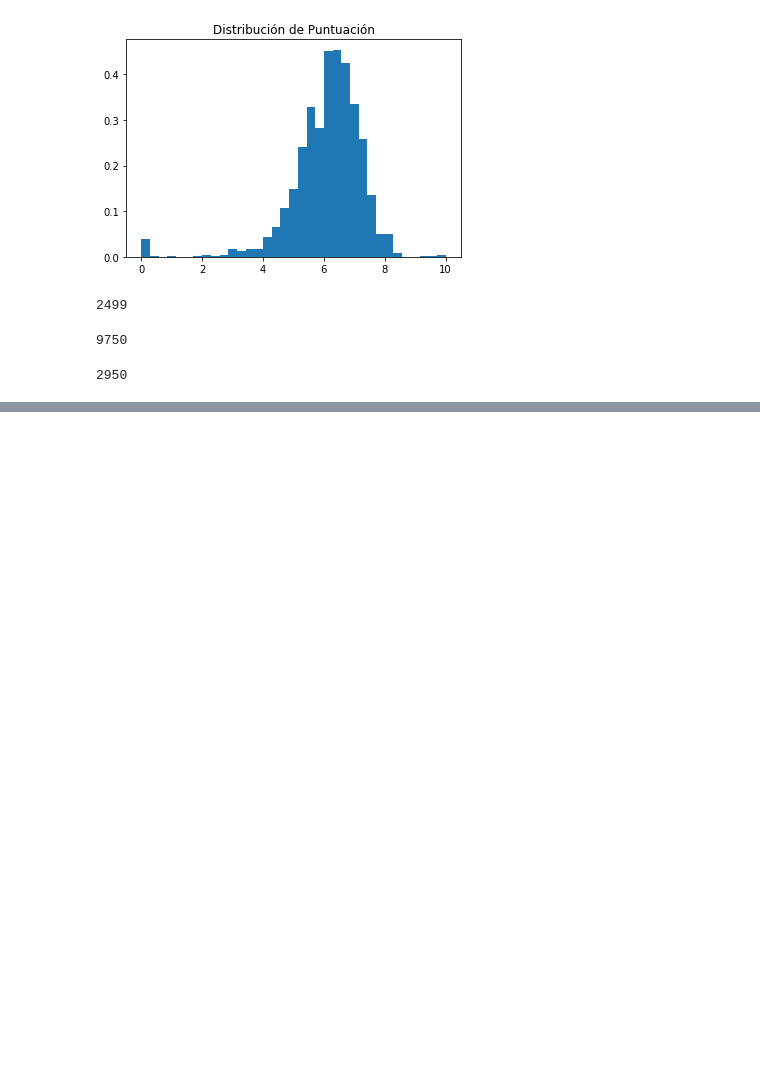
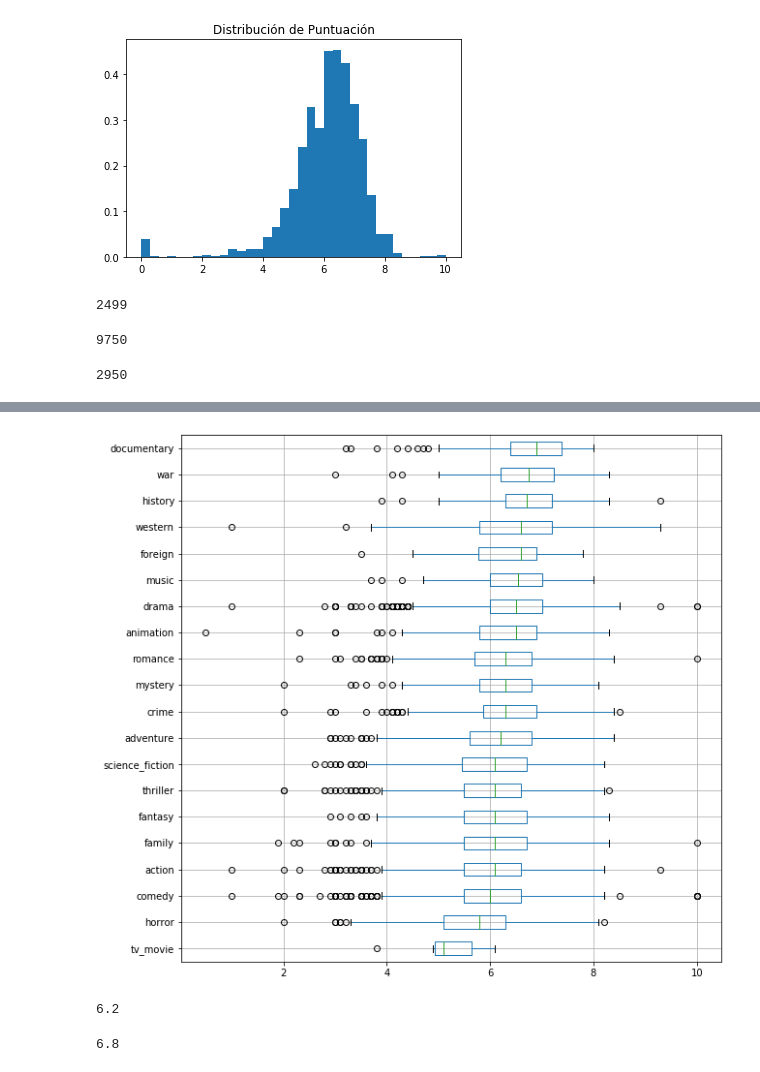
Before and after one commit to flgomezc/nlp, a Jupyter notebook: 01 word counting.ipynb, the cells around one changed output, grey strips where cells are left out. Drawn from its saved outputs; the diff is of its cells as text; code cells hidden in the pictures; blank space fills up the shorter version.

```diff
--- a/01 word counting.ipynb
+++ b/01 word counting.ipynb
@@ -108,0 +285,9 @@ df["genres_str"] =
+# %%
+genres_vote_weighted = pd.DataFrame()
+
+for i in cols:
+    genres_vote_weighted[i] = data_dtm[i] * df.vote_average
+
+genres_vote_weighted = genres_vote_weighted.replace(0, np.NaN)
+# %%
+meds = genres_vote_weighted.median()
@@ -108,0 +314,16 @@ df["genres_str"] =
+# %%
+genres_vote_weighted = genres_vote_weighted[meds.sort_values().index]
+# %%
+fig = plt.figure(figsize=(10,10,))
+genres_vote_weighted.boxplot(vert=False)
+plt.savefig("genres_whole_set.png")
+# %% [output]
+[figure, added]
+# %%
+df.vote_average.quantile(0.5)
+# %% [output]
+6.2
+# %%
+df.vote_average.quantile(0.75)
+# %% [output]
+6.8
```
Also changed, not shown: parts of 32 cells of this notebook.
